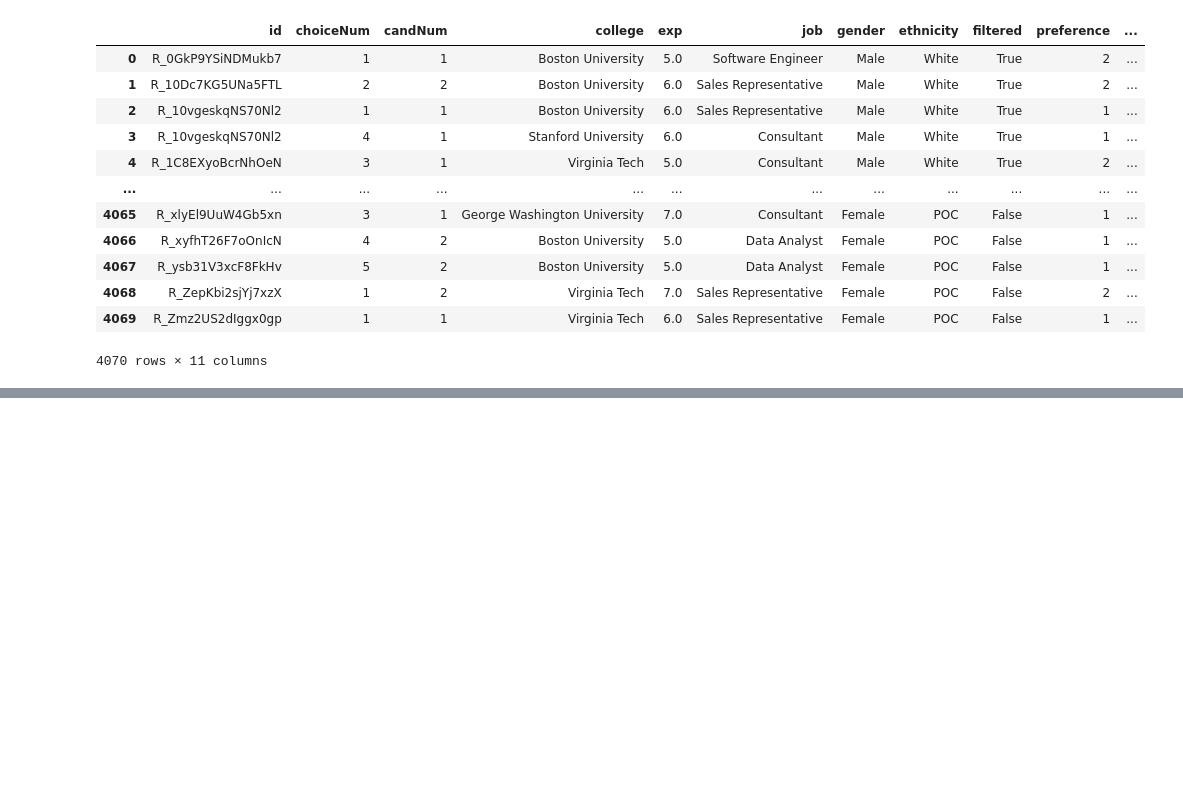
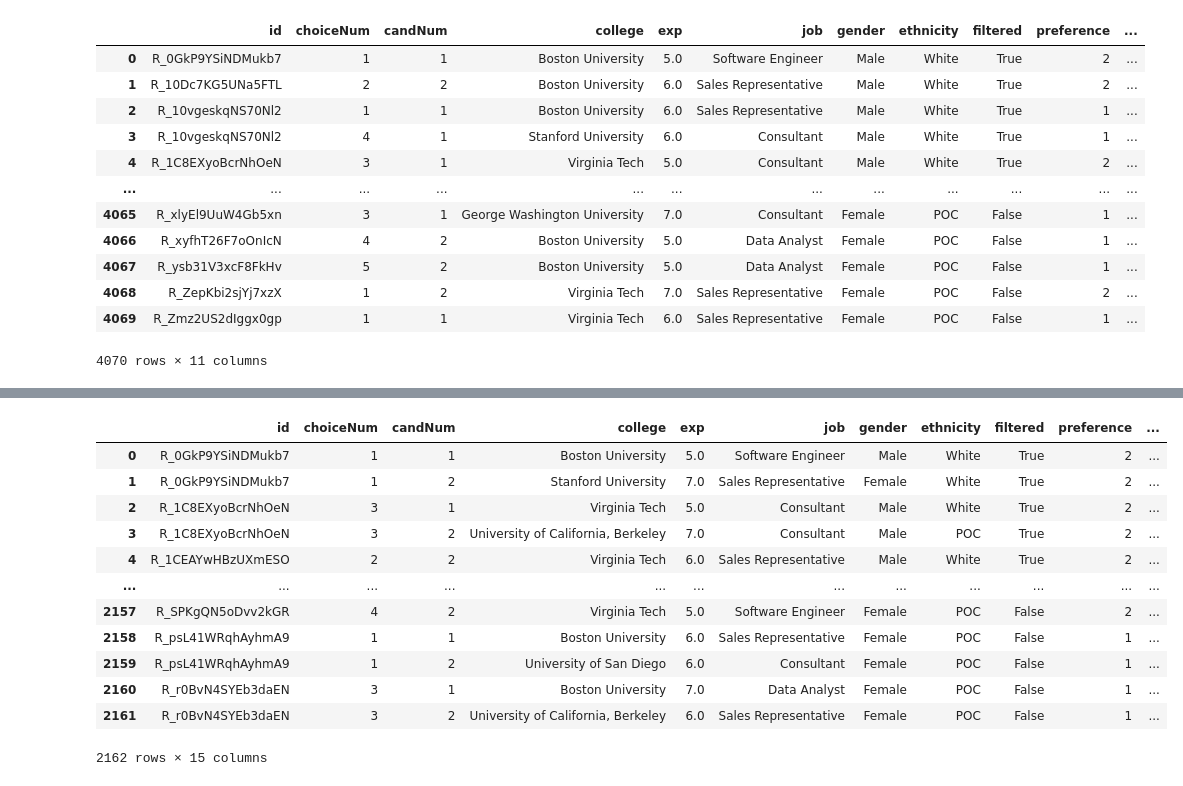
Before and after one commit to joyceml/job_qualification_experiment, a Jupyter notebook: data_cleaning.ipynb, the cells around one changed output, grey strips where cells are left out. Saved outputs shown, nothing was run; the diff lists cells and outputs as text; code cells hidden in the pictures; blank space fills up the shorter version.

```diff
--- a/data_cleaning.ipynb
+++ b/data_cleaning.ipynb
@@ -114 +222,18 @@ final_df
+# %%
+merge_final = merge_final.drop(columns= ['ResponseId', 'value'])
+merge_final
+# %% [output]
+|  | id | choiceNum | candNum | college | exp | job | gender | ethnicity | filtered | preference | ... |
+| 0 | R_0GkP9YSiNDMukb7 | 1 | 1 | Boston University | 5.0 | Software Engineer | Male | White | True | 2 | ... |
+| 1 | R_0GkP9YSiNDMukb7 | 1 | 2 | Stanford University | 7.0 | Sales Representative | Female | White | True | 2 | ... |
+| 2 | R_1C8EXyoBcrNhOeN | 3 | 1 | Virginia Tech | 5.0 | Consultant | Male | White | True | 2 | ... |
+| 3 | R_1C8EXyoBcrNhOeN | 3 | 2 | University of California, Berkeley | 7.0 | Consultant | Male | POC | True | 2 | ... |
+| 4 | R_1CEAYwHBzUXmESO | 2 | 2 | Virginia Tech | 6.0 | Sales Representative | Male | White | True | 2 | ... |
+| ... | ... | ... | ... | ... | ... | ... | ... | ... | ... | ... | ... |
+| 2157 | R_SPKgQN5oDvv2kGR | 4 | 2 | Virginia Tech | 5.0 | Software Engineer | Female | POC | False | 2 | ... |
+| 2158 | R_psL41WRqhAyhmA9 | 1 | 1 | Boston University | 6.0 | Sales Representative | Female | POC | False | 1 | ... |
+| 2159 | R_psL41WRqhAyhmA9 | 1 | 2 | University of San Diego | 6.0 | Consultant | Female | POC | False | 1 | ... |
+| 2160 | R_r0BvN4SYEb3daEN | 3 | 1 | Boston University | 7.0 | Data Analyst | Female | POC | False | 1 | ... |
+| 2161 | R_r0BvN4SYEb3daEN | 3 | 2 | University of California, Berkeley | 6.0 | Sales Representative | Female | POC | False | 1 | ... |
+2162 rows × 15 columns
 # %%
```
Also changed, not shown: parts of 21 cells of this notebook, 6 other files.
